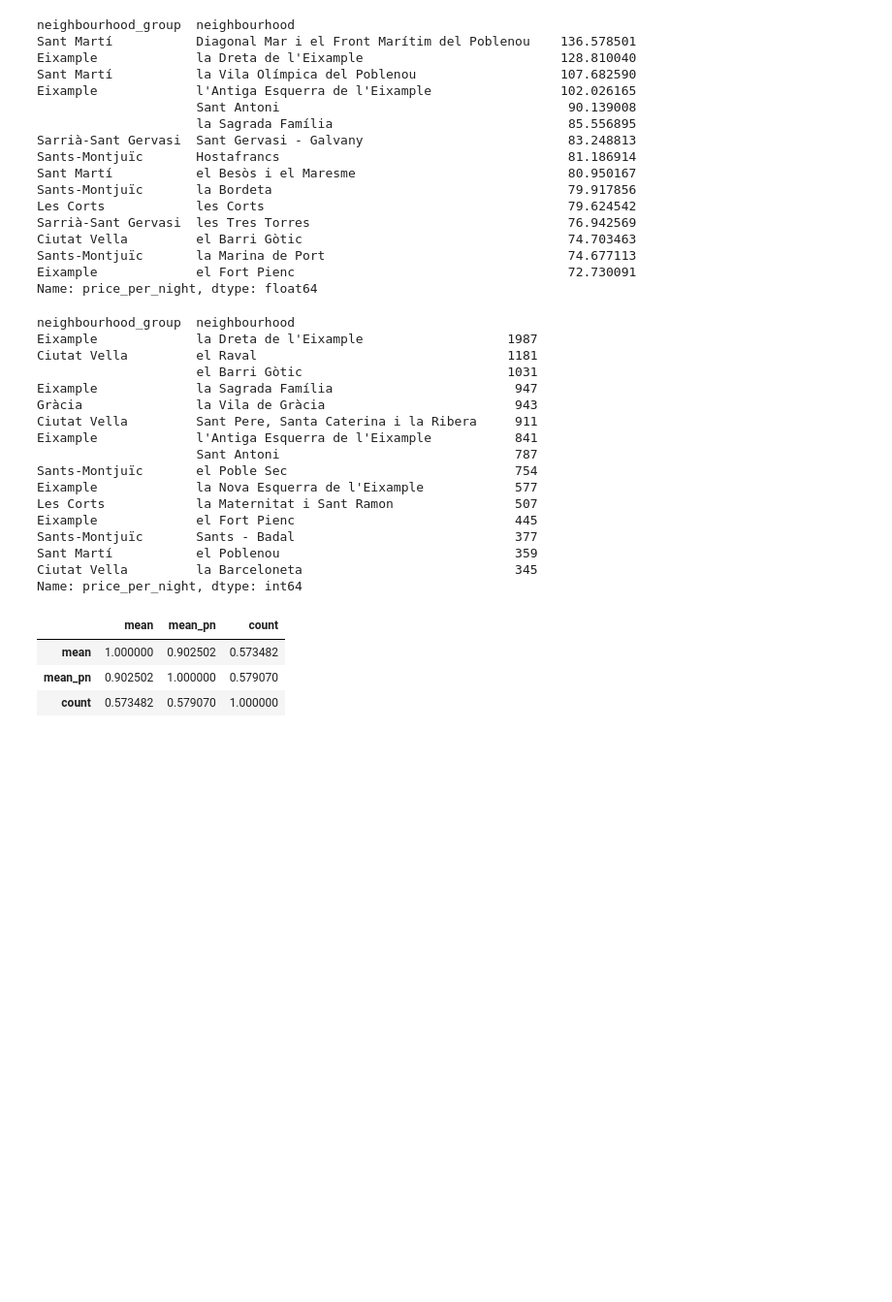
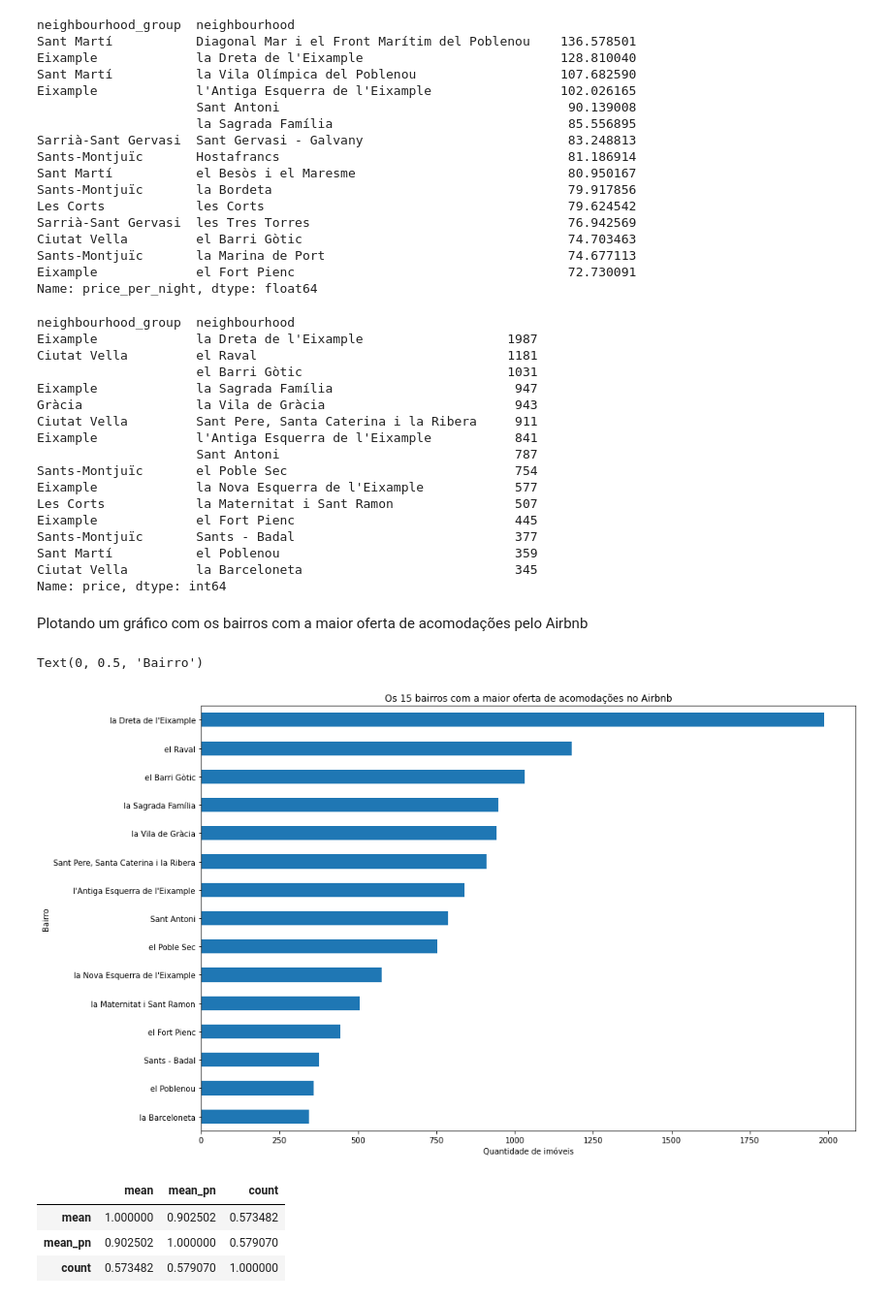
Before and after one commit to marciusdm/dsnp, a Jupyter notebook: projeto1/Analisando_os_Dados_do_Airbnb_Barcelona.ipynb, the cells around one changed output. Shown at 97% size. Cells and saved outputs as stored; diff of their text form; code cells hidden in the pictures; blank space fills up the shorter version.

```diff
--- a/projeto1/Analisando_os_Dados_do_Airbnb_Barcelona.ipynb
+++ b/projeto1/Analisando_os_Dados_do_Airbnb_Barcelona.ipynb
@@ -393,7 +427,8 @@ Eixample             el Fort Pienc                                    72.730091
 Name: price_per_night, dtype: float64
 # %%
 #examimando as localidades com maior ofeta de imóveis
-group_neighbour.price_per_night.count().sort_values(ascending=False)[:15]
+group_neighbour_ng_count =  group_neighbour_gp.price.count().sort_values(ascending=False)[:15]
+print(group_neighbour_ng_count)
 # %% [output]
 neighbourhood_group  neighbourhood
 Eixample             la Dreta de l'Eixample                   1987
@@ -411,7 +446,18 @@ Eixample             el Fort Pienc                             445
 Sants-Montjuïc       Sants - Badal                             377
 Sant Martí           el Poblenou                               359
 Ciutat Vella         la Barceloneta                            345
-Name: price_per_night, dtype: int64
+Name: price, dtype: int64
+# %% [markdown]
+Plotando um gráfico com os bairros com a maior oferta de acomodações pelo Airbnb
+# %%
+group_neighbour_count = group_neighbour.price.count().sort_values(ascending=False)[:15]
+group_neighbour_count.sort_values().plot.barh( figsize=(15,10))
+plt.title("Os 15 bairros com a maior oferta de acomodações no Airbnb")
+plt.xlabel("Quantidade de imóveis")
+plt.ylabel("Bairro")
+# %% [output]
+Text(0, 0.5, 'Bairro')
+[figure, added]
 # %%
 #Verificando se existe alguma correlação entre preços e quantidade de imóveis ofertados
 df2 = pd.DataFrame()
```
Also changed, not shown: parts of 20 cells of this notebook.
